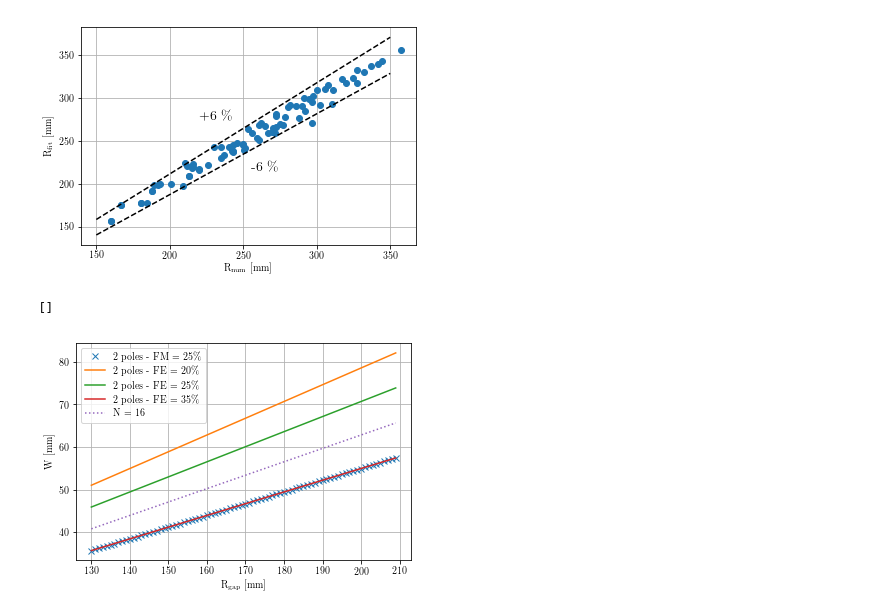
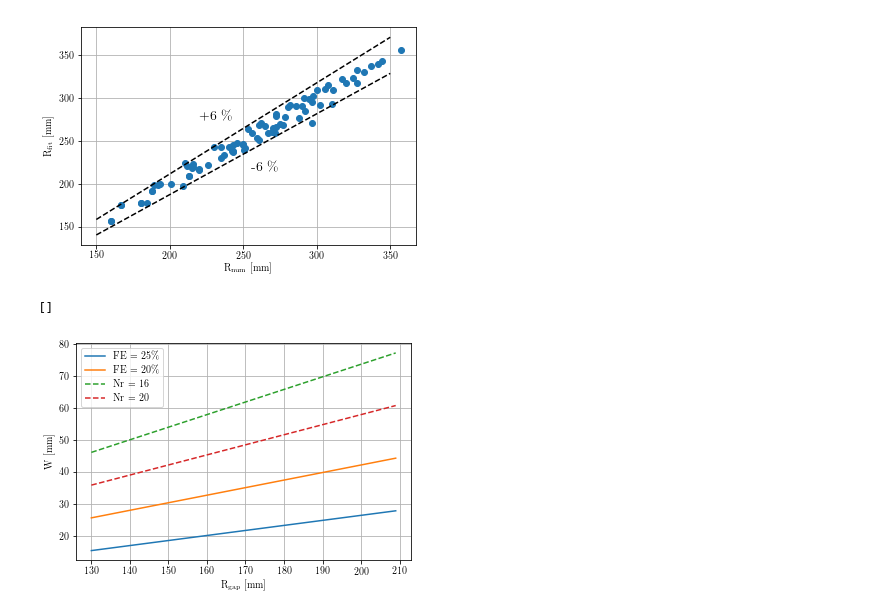
Before and after one commit to gfidelisp/Jupyter, a Jupyter notebook: Codemig/Magnet Fit/Magnet.ipynb, the cells around one changed output. Drawn from its saved outputs; the diff is of its cells as text; code cells hidden in the pictures.

```diff
--- a/Codemig/Magnet Fit/Magnet.ipynb
+++ b/Codemig/Magnet Fit/Magnet.ipynb
@@ -140,22 +140,23 @@ plt.savefig('MagnetFit.png',format = 'png', dpi=1000,bbox_inches='tight')
 # %%
 R_m = np.arange(130,210,1)
 # %%
-plt.plot(R_m,np.pi*R_m*0.35/4,'x', label = '2 poles - FM = 25\%')
-plt.plot(R_m,np.pi*R_m*2/4*(0.35-1/5/2), label = '2 poles - FE = 20\%')
-plt.plot(R_m,np.pi*R_m*2/4*(0.35-1/4/2), label = '2 poles - FE = 25\%')
-plt.plot(R_m,np.pi*R_m*2/4*(0.35-0.35/2), label = '2 poles - FE = 35\%')
-plt.plot(R_m,2*np.pi*R_m/20,':', label = 'N = 16')
+plt.plot(R_m,np.pi*R_m/(2)*(0.35-0.25)-5, label = 'FE = 25\%')
+plt.plot(R_m,np.pi*R_m/(2)*(0.35-0.2)-5, label = 'FE = 20\%')
+
+plt.plot(R_m,2*np.pi*R_m/(16)-5,'--', label = 'Nr = 16')
+plt.plot(R_m,2*np.pi*R_m/(20)-5,'--', label = 'Nr = 20')
+
 #plt.plot(R_m,2*np.pi*R_m/32,':', label = 'N = 20')
 #lt.plot(R_m,np.pi*R_m*0.25/4, label = '4 poles - FM = 25\%')
 #plt.plot(R_m,np.pi*R_m*0.35/4, label = '4 poles - FM = 35\%')
 plt.xlabel('R$_\mathrm{gap}$ [mm]')
 plt.ylabel('W [mm]')
 plt.legend()
 plt.grid()
 
 plt.savefig('Rgap_W.png',format = 'png', dpi=1000,bbox_inches='tight')
 
 plt.plot()
 # %% [output]
 []
-[figure, old version]
+[figure, new version]
```
Also changed, not shown: 8 other files.
